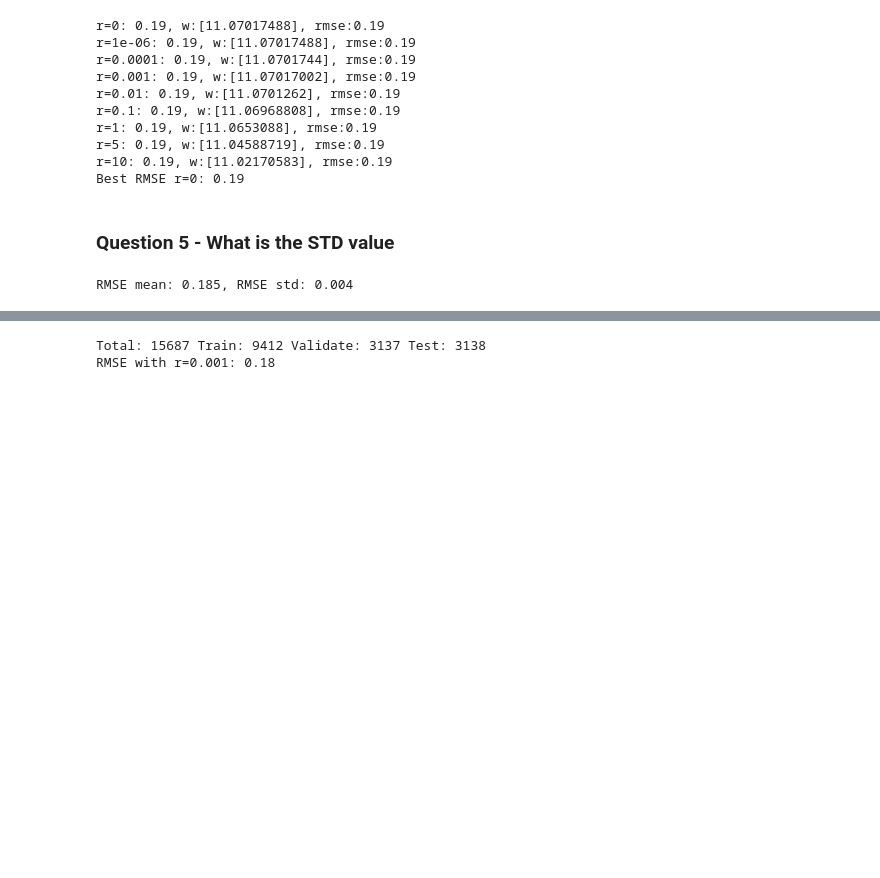
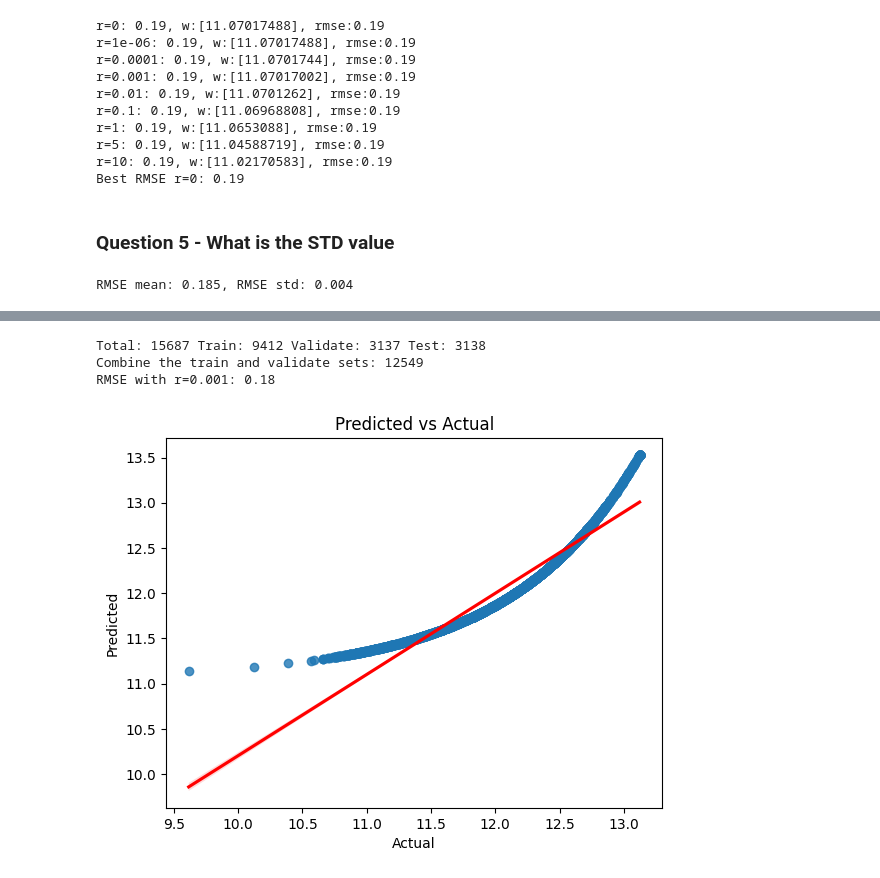
Before and after one commit to ozkary/machine-learning-engineering, a Jupyter notebook: 02-regression/homework.ipynb, the cells around one changed output, grey strips where cells are left out. Drawn from its saved outputs; the diff is of its cells as text; code cells hidden in the pictures; blank space fills up the shorter version.

```diff
--- a/02-regression/homework.ipynb
+++ b/02-regression/homework.ipynb
@@ -303,6 +307,10 @@ df_rmse_validate = (df_rmse_sample.iloc[int(len(df_rmse_sample)*0.6):int(len(df_
 df_rmse_test = (df_rmse_sample.iloc[int(len(df_rmse_sample)*0.8):]).reset_index(drop=True)
 
 print (f"Total: {len(df_rmse_sample)} Train: {len(df_rmse_train)} Validate: {len(df_rmse_validate)} Test: {len(df_rmse_test)}")
+
+# combine the train and validate sets
+df_rmse_train = pd.concat([df_rmse_train, df_rmse_validate]).reset_index(drop=True)
+print(f"Combine the train and validate sets: {len(df_rmse_train)}")
 
 # normalized the data and get the y_rmse_train, y_rmse_validate, y_rmse_test
 y_rmse_train = np.log1p(df_rmse_train[base_feature])
@@ -314,13 +322,24 @@ X_rmse_train = prepare_X(df_rmse_train, base_feature, fillna_value=0)
 X_rmse_validate = prepare_X(df_rmse_validate, base_feature, fillna_value=0)
 X_rmse_test = prepare_X(df_rmse_test, base_feature, fillna_value=0)
 
-# train the model using r=0.001 and get the predictions
+# train the model using the combine data, r=0.001 and get the predictions
 w0, w = train_linear_regression(X_rmse_train, y_rmse_train, r=0.001)
 y_rmse_pred = w0 + X_rmse_validate.dot(w)
+# print(y_rmse_pred, y_rmse_validate)
 
 # get the rmse value and round to 2 decimal places
 rmse_value = round(rmse(y_rmse_validate, y_rmse_pred),2)[0]
 print(f"RMSE with r=0.001: {rmse_value}")
 # %% [output]
 Total: 15687 Train: 9412 Validate: 3137 Test: 3138
+Combine the train and validate sets: 12549
 RMSE with r=0.001: 0.18
+# %%
+# create a liner regression plot using sns.regplot and the predicted and target values
+sns.regplot(y=y_rmse_pred.flatten(), x=y_rmse_validate.values.flatten(), line_kws={"color": "red"})
+plt.ylabel('Predicted')
+plt.xlabel('Actual')
+plt.title('Predicted vs Actual')
+plt.show()
+# %% [output]
+[figure, added]
```
Also changed, not shown: parts of 3 cells of this notebook.
